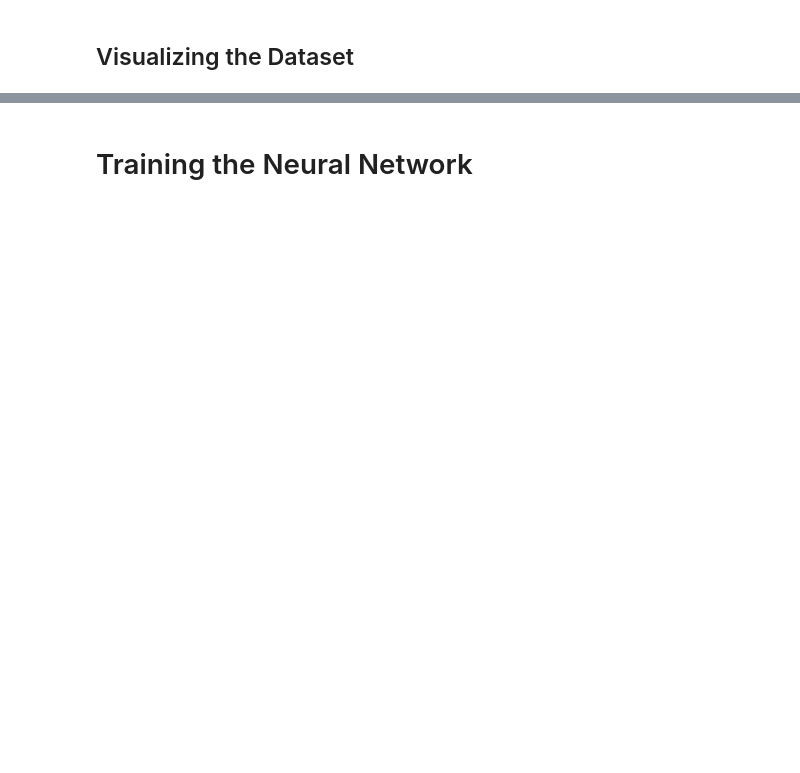
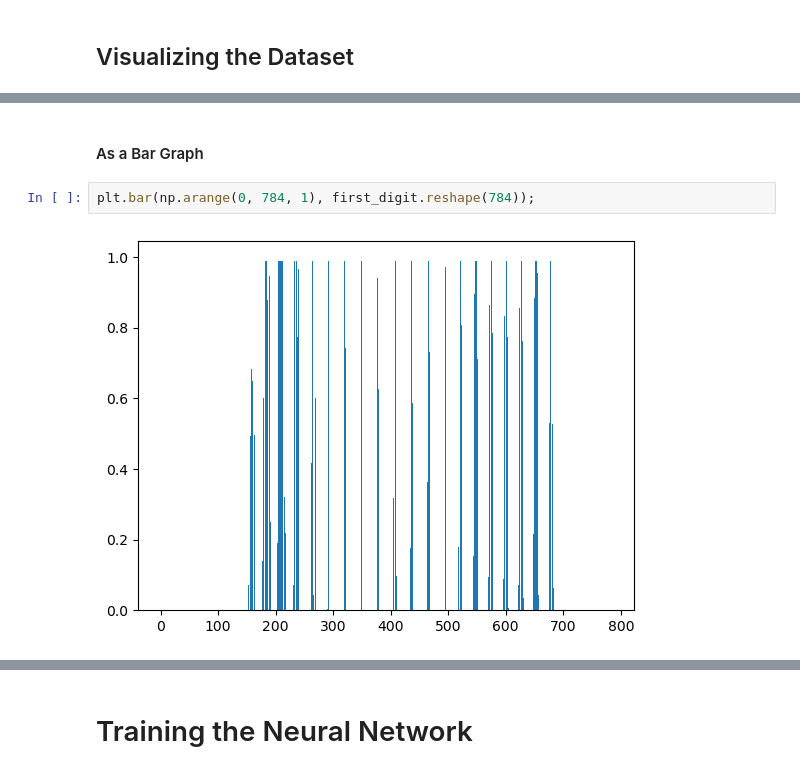
Before and after one commit to papir805/Stanford-ML-Class, a Jupyter notebook: neural_networks/neural_network_classification.ipynb, the cells around one changed output, grey strips where cells are left out. Saved outputs shown, nothing was run; the diff lists cells and outputs as text; blank space fills up the shorter version.

```diff
--- a/neural_networks/neural_network_classification.ipynb
+++ b/neural_networks/neural_network_classification.ipynb
@@ -50,0 +58,6 @@ ax[1].imshow(first_digit.T, cmap='gray', interpolation='nearest', aspect='auto')
+# %% [markdown]
+#### As a Bar Graph
+# %%
+plt.bar(np.arange(0, 784, 1), first_digit.reshape(784));
+# %% [output]
+[figure, added]
```
Also changed, not shown: parts of 66 cells of this notebook, 1 other file.
